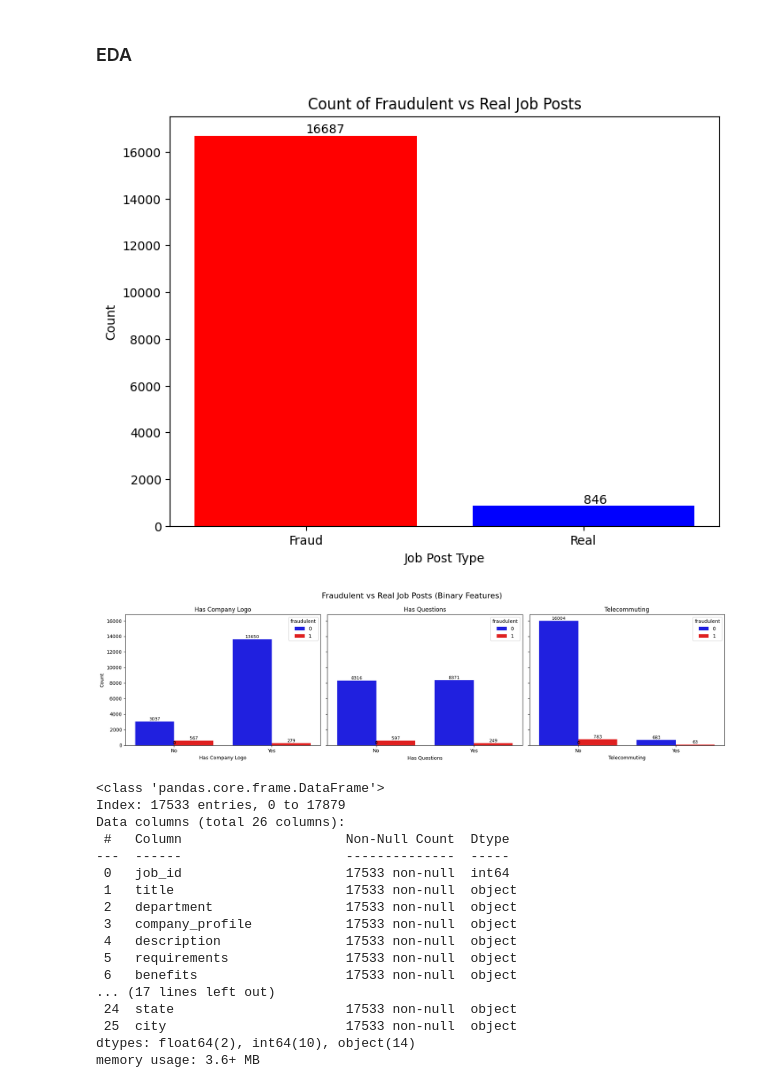
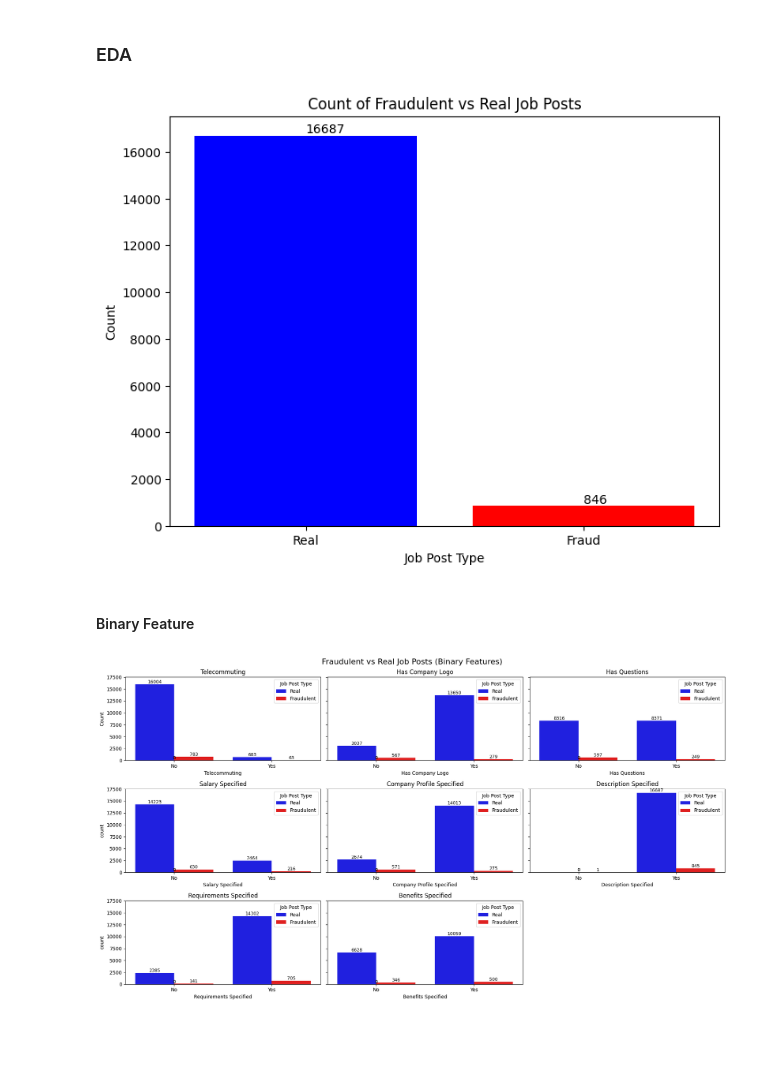
Before and after one commit to SpencerLimSzeSing/fraudulent-job-prediction, a Jupyter notebook: notebook/notebook.ipynb, the cells around one changed output. Drawn from its saved outputs; the diff is of its cells as text; code cells hidden in the pictures; blank space fills up the shorter version.

```diff
--- a/notebook/notebook.ipynb
+++ b/notebook/notebook.ipynb
@@ -186,9 +206,6 @@ df1[['salary_min', 'salary_max']] = df1['salary_range'].str.split('-', expand=Tr
 df1['salary_min'] = pd.to_numeric(df1['salary_min'], errors='coerce')
 df1['salary_max'] = pd.to_numeric(df1['salary_max'], errors='coerce')
 
-# Create new column: average salary.
-df1['average_salary'] = (df1['salary_min'] + df1['salary_max']) / 2
-df1['average_salary'].fillna(0, inplace=True)
 # Create new column: average salary.
 df1['average_salary'] = (df1['salary_min'] + df1['salary_max']) / 2
 df1['average_salary'].fillna(0, inplace=True)
@@ -222,0 +254,3 @@ See the caveats in the documentation: https://pandas.pydata.org/pandas-docs/stab
+# %%
+# Drop 'salary_diff' due to high NaN percentage
+df1.drop(columns=['salary_diff'], inplace=True)
@@ -345,12 +384,12 @@ df1['country'].nunique()
 ### EDA
 # %%
 # Count the number of fraudulent and real job posts
-fraud_count = len(df1[df1['fraudulent']==0])
-real_count = len(df1[df1['fraudulent']==1])
+real_count = len(df1[df1['fraudulent']==0])
+fraud_count = len(df1[df1['fraudulent']==1])
 
 #bar plot
 plt.figure(figsize=(8, 6))
-bars = plt.bar(['Fraud','Real'], [fraud_count, real_count], color=['red', 'blue'])
+bars = plt.bar(['Real', 'Fraud'], [real_count, fraud_count], color=['blue', 'red'])
 plt.title('Count of Fraudulent vs Real Job Posts')
 plt.xlabel('Job Post Type')
 plt.ylabel('Count')
@@ -361,65 +400,61 @@ for bar in bars:
 
 plt.show()
 # %% [output]
-[figure, old version]
+[figure, new version]
+# %% [markdown]
+#### Binary Feature
 # %%
-features = ['has_company_logo', 'has_questions', 'telecommuting']
+bin_cols = [
+    "telecommuting",
+    "has_company_logo",
+    "has_questions",
+    "salary_specified",
+    "company_profile_specified",
+    "description_specified",
+    "requirements_specified",
+    "benefits_specified"
+]
 
-def plot_binary_vs_fraud(df):
-    fig, axes = plt.subplots(1, 3, figsize=(18, 5), sharey=True)
-
-    for ax, feature in zip(axes, features):
+def plot_binary_vs_fraud(df1):
+    fig, axes = plt.subplots(3, 3, figsize=(18, 10), sharey=True)
+    axes = axes.flatten()
+    for ax, feature in zip(axes, bin_cols):
         sns.countplot(
             x=feature,
             hue='fraudulent',
-            data=df,
+            data=df1,
             palette=['blue', 'red'],
             ax=ax
         )
+        handles, labels = ax.get_legend_handles_labels()
+        ax.legend(handles, ['Real', 'Fraudulent'], title='Job Post Type')
 
         # Add numbers on top of bars
         for p in ax.patches:
             height = p.get_height()
             ax.text(
                 p.get_x() + p.get_width() / 2,
                 height,
                 int(height),
                 ha='center',
                 va='bottom',
                 fontsize=9
             )
 
         ax.set_xticks([0, 1])
         ax.set_xticklabels(['No', 'Yes'])
         ax.set_xlabel(feature.replace('_', ' ').title())
         ax.set_title(feature.replace('_', ' ').title())
 
+    # Hide the last empty subplot
+    axes[-1].axis('off')
+
     axes[0].set_ylabel('Count')
     fig.suptitle('Fraudulent vs Real Job Posts (Binary Features)', fontsize=16)
     plt.tight_layout()
     plt.show()
 
 
 plot_binary_vs_fraud(df1)
 # %% [output]
-[figure, old version]
+[figure, new version]
-# %%
-df1.info()
-# %% [output]
-<class 'pandas.core.frame.DataFrame'>
-Index: 17533 entries, 0 to 17879
-Data columns (total 26 columns):
- #   Column                     Non-Null Count  Dtype
----  ------                     --------------  -----
- 0   job_id                     17533 non-null  int64
- 1   title                      17533 non-null  object
- 2   department                 17533 non-null  object
- 3   company_profile            17533 non-null  object
- 4   description                17533 non-null  object
- 5   requirements               17533 non-null  object
- 6   benefits                   17533 non-null  object
-... (17 lines left out)
- 24  state                      17533 non-null  object
- 25  city                       17533 non-null  object
-dtypes: float64(2), int64(10), object(14)
-memory usage: 3.6+ MB
```
Also changed, not shown: parts of 42 cells of this notebook, 4 other files.
